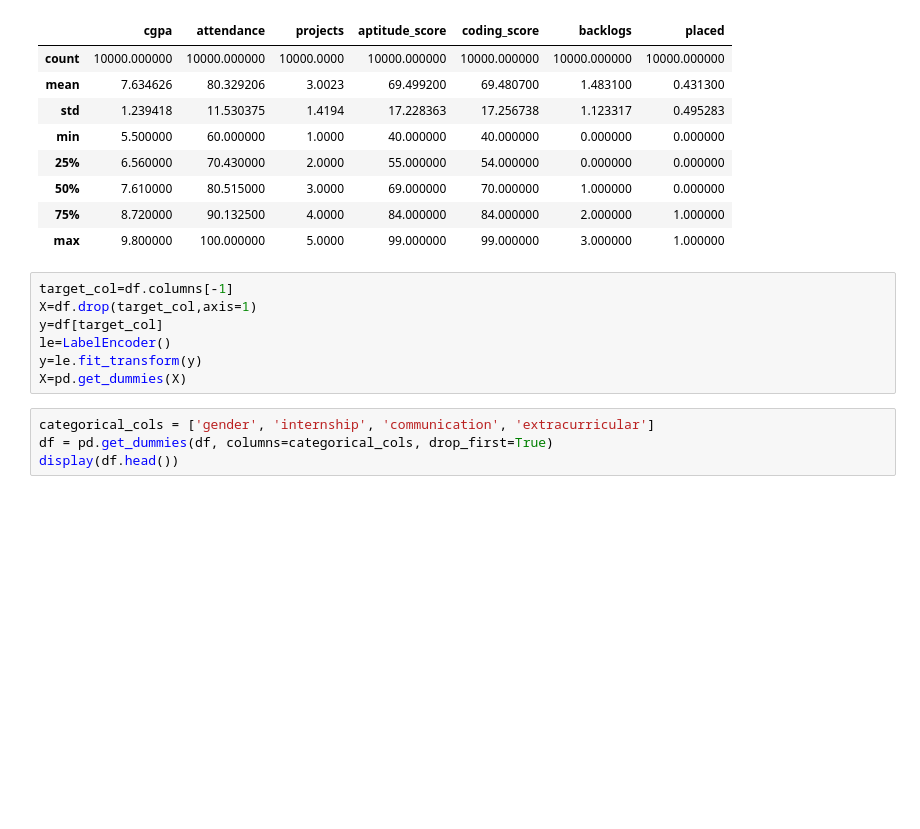
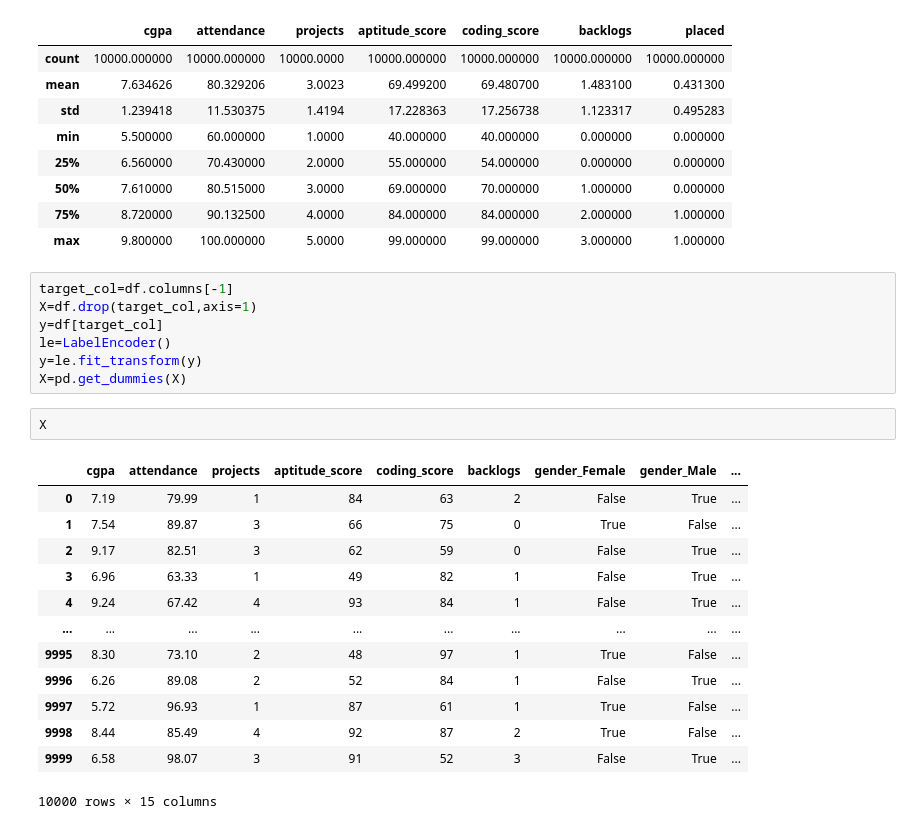
Before and after one commit to Karsuman4298/Machine_learning, a Jupyter notebook: Naive_Bayes_VS_Logistic_Reg.ipynb, the cells around one changed output. Drawn from its saved outputs; the diff is of its cells as text; blank space fills up the shorter version.

```diff
--- a/Naive_Bayes_VS_Logistic_Reg.ipynb
+++ b/Naive_Bayes_VS_Logistic_Reg.ipynb
@@ -85,7 +85,19 @@ y=df[target_col]
 le=LabelEncoder()
 y=le.fit_transform(y)
 X=pd.get_dummies(X)
-# %%
-categorical_cols = ['gender', 'internship', 'communication', 'extracurricular']
-df = pd.get_dummies(df, columns=categorical_cols, drop_first=True)
-display(df.head())
+# %%
+X
+# %% [output]
+|  | cgpa | attendance | projects | aptitude_score | coding_score | backlogs | gender_Female | gender_Male | ... |
+| 0 | 7.19 | 79.99 | 1 | 84 | 63 | 2 | False | True | ... |
+| 1 | 7.54 | 89.87 | 3 | 66 | 75 | 0 | True | False | ... |
+| 2 | 9.17 | 82.51 | 3 | 62 | 59 | 0 | False | True | ... |
+| 3 | 6.96 | 63.33 | 1 | 49 | 82 | 1 | False | True | ... |
+| 4 | 9.24 | 67.42 | 4 | 93 | 84 | 1 | False | True | ... |
+| ... | ... | ... | ... | ... | ... | ... | ... | ... | ... |
+| 9995 | 8.30 | 73.10 | 2 | 48 | 97 | 1 | True | False | ... |
+| 9996 | 6.26 | 89.08 | 2 | 52 | 84 | 1 | False | True | ... |
+| 9997 | 5.72 | 96.93 | 1 | 87 | 61 | 1 | True | False | ... |
+| 9998 | 8.44 | 85.49 | 4 | 92 | 87 | 2 | True | False | ... |
+| 9999 | 6.58 | 98.07 | 3 | 91 | 52 | 3 | False | True | ... |
+10000 rows × 15 columns
```
Also changed, not shown: parts of 12 cells of this notebook.
